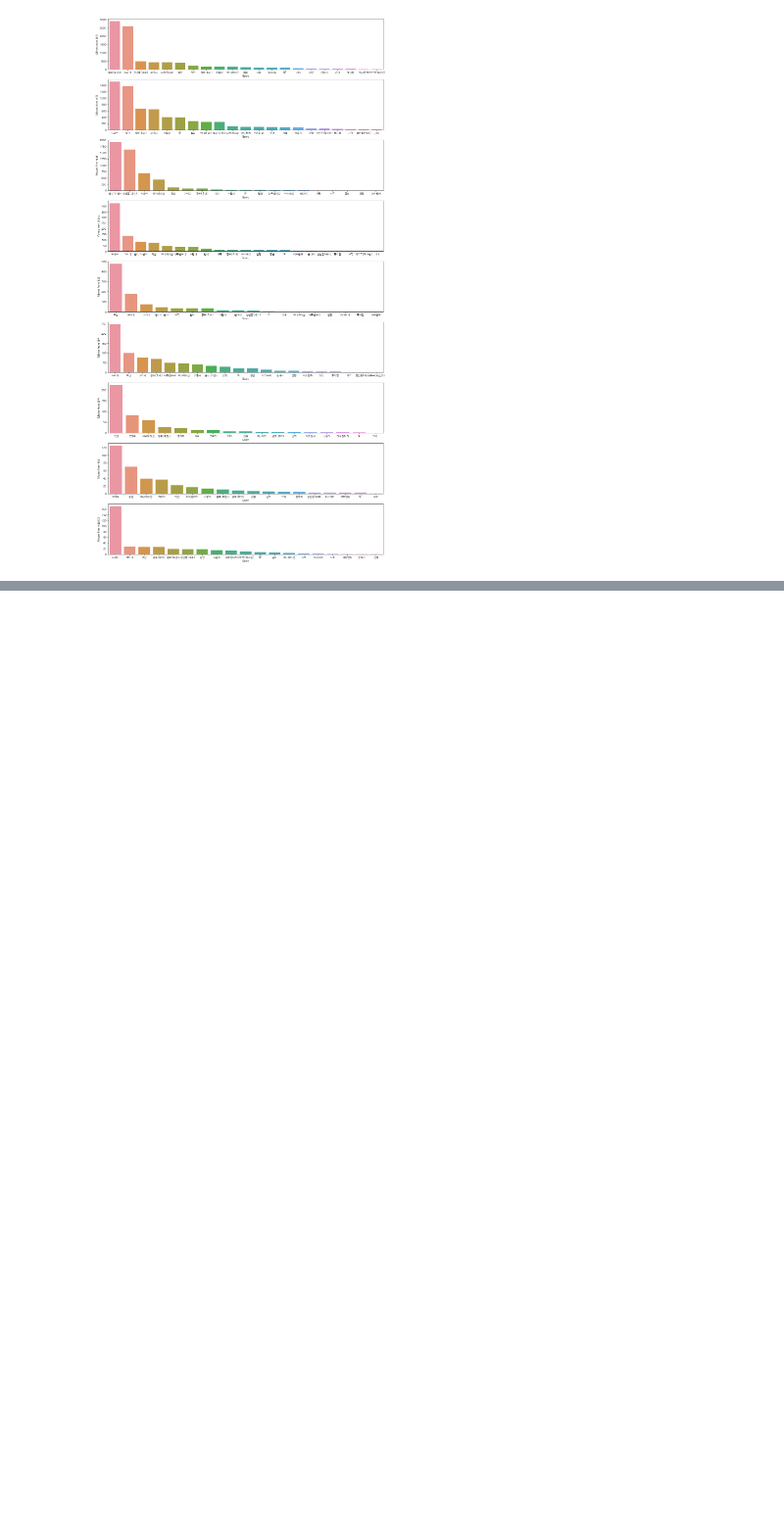
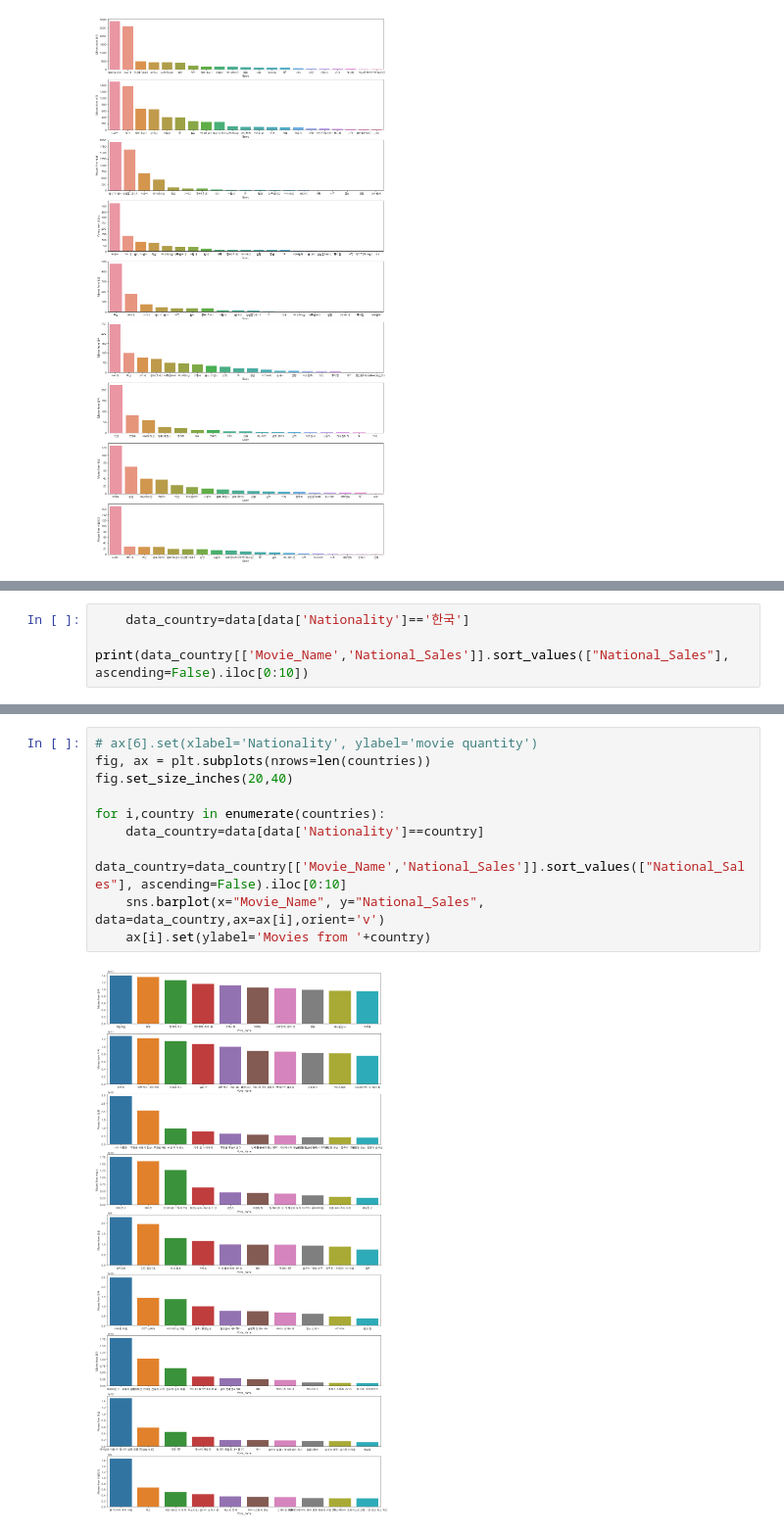
Before and after one commit to danielsun888/datathon, a Jupyter notebook: daniel2.ipynb, the cells around one changed output, grey strips where cells are left out. Shown at 98% size. Drawn from its saved outputs; the diff is of its cells as text; blank space fills up the shorter version.

```diff
--- a/daniel2.ipynb
+++ b/daniel2.ipynb
@@ -227,0 +230,3 @@ for i,country in enumerate(countries):
+# %%
+    data_country=data[data['Nationality']=='한국']
+    print(data_country[['Movie_Name','National_Sales']].sort_values(["National_Sales"], ascending=False).iloc[0:10])
@@ -227,0 +245,12 @@ for i,country in enumerate(countries):
+# %%
+# ax[6].set(xlabel='Nationality', ylabel='movie quantity')
+fig, ax = plt.subplots(nrows=len(countries))
+fig.set_size_inches(20,40)
+
+for i,country in enumerate(countries):
+    data_country=data[data['Nationality']==country]
+    data_country=data_country[['Movie_Name','National_Sales']].sort_values(["National_Sales"], ascending=False).iloc[0:10]
+    sns.barplot(x="Movie_Name", y="National_Sales", data=data_country,ax=ax[i],orient='v')
+    ax[i].set(ylabel='Movies from '+country)
+# %% [output]
+[figure, added]
```
Also changed, not shown: parts of 5 cells of this notebook, 2 other files.
